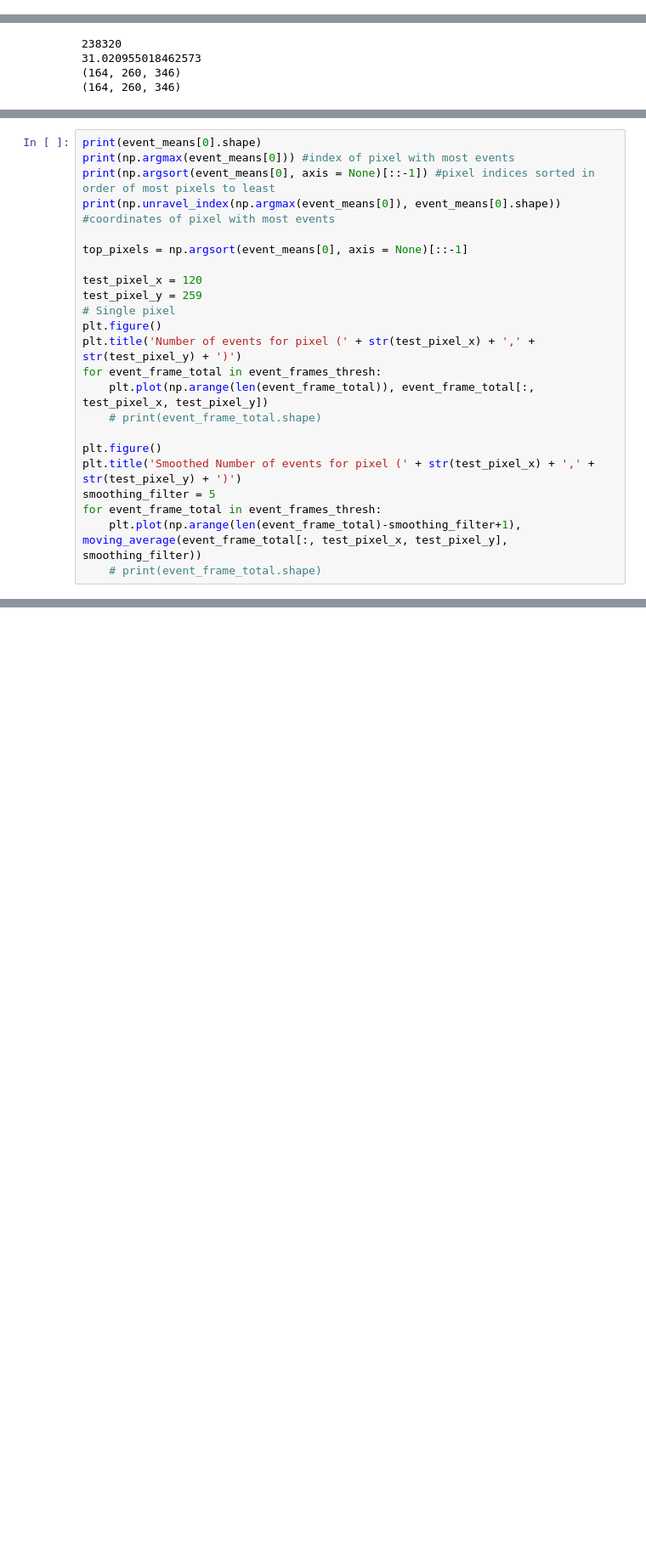
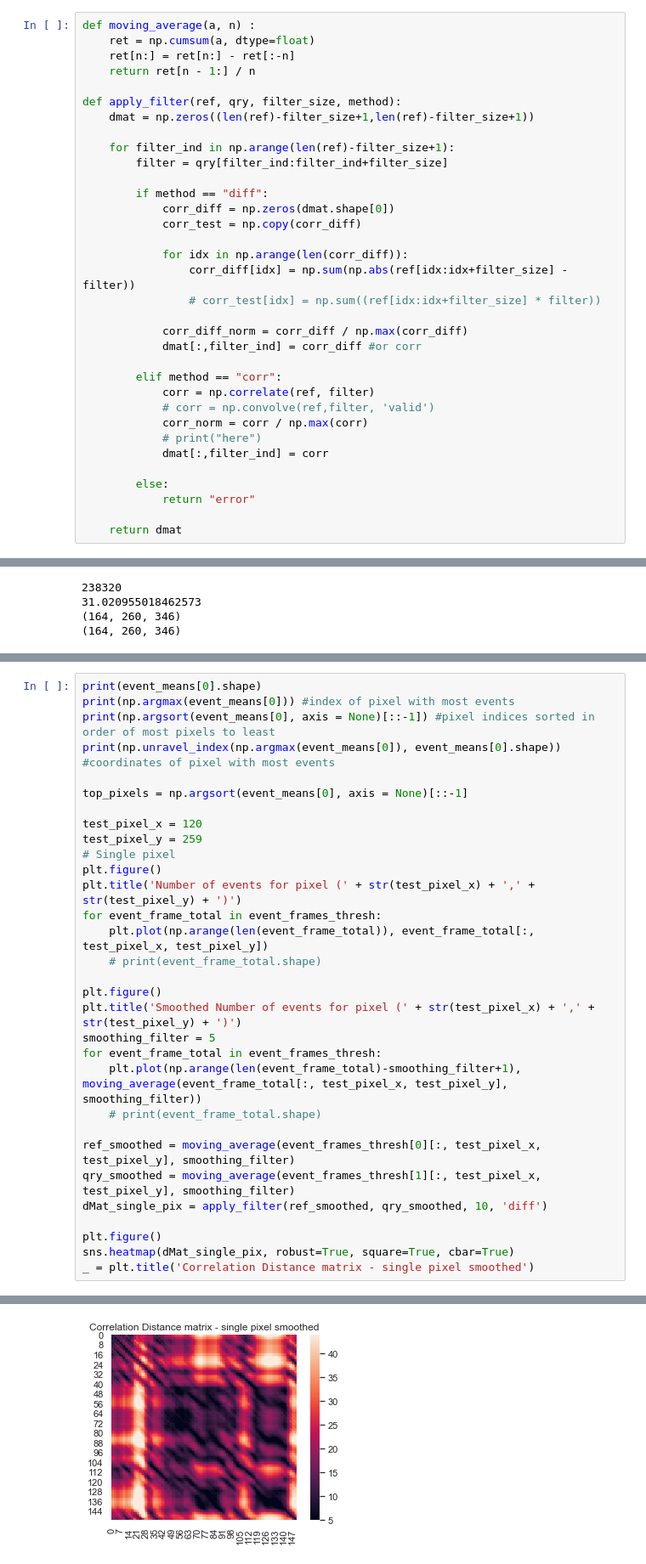
Before and after one commit to rblac5/Event_VPR, a Jupyter notebook: EventVPR_ProfileMatching.ipynb, the cells around one changed output, grey strips where cells are left out. Shown at 85% size. Cells and saved outputs as stored; diff of their text form; blank space fills up the shorter version.

```diff
--- a/EventVPR_ProfileMatching.ipynb
+++ b/EventVPR_ProfileMatching.ipynb
@@ -46,3 +41,37 @@ def moving_average(a, n) :
+# %%
+def moving_average(a, n) :
+    ret = np.cumsum(a, dtype=float)
+    ret[n:] = ret[n:] - ret[:-n]
+    return ret[n - 1:] / n
+
+def apply_filter(ref, qry, filter_size, method):
+    dmat = np.zeros((len(ref)-filter_size+1,len(ref)-filter_size+1))
+
+    for filter_ind in np.arange(len(ref)-filter_size+1):
+        filter = qry[filter_ind:filter_ind+filter_size]
+
+        if method == "diff":
+            corr_diff = np.zeros(dmat.shape[0])
+            corr_test = np.copy(corr_diff)
+
+            for idx in np.arange(len(corr_diff)):
+                corr_diff[idx] = np.sum(np.abs(ref[idx:idx+filter_size] - filter))
+                # corr_test[idx] = np.sum((ref[idx:idx+filter_size] * filter))
+
+            corr_diff_norm = corr_diff / np.max(corr_diff)
+            dmat[:,filter_ind] = corr_diff #or corr
+
+        elif method == "corr":
+            corr = np.correlate(ref, filter)
+            # corr = np.convolve(ref,filter, 'valid')
+            corr_norm = corr / np.max(corr)
+            # print("here")
+            dmat[:,filter_ind] = corr
+
+        else:
+            return "error"
+
+    return dmat
 # %%
 # Load event stream
 event_data_processed = np.load("Event_processed_1sec_bin.npz")
@@ -104,30 +141,39 @@ sns.heatmap(event_means[0], robust=True, square=True, cbar=True)
 # %%
 print(event_means[0].shape)
 print(np.argmax(event_means[0])) #index of pixel with most events
 print(np.argsort(event_means[0], axis = None)[::-1]) #pixel indices sorted in order of most pixels to least
 print(np.unravel_index(np.argmax(event_means[0]), event_means[0].shape)) #coordinates of pixel with most events
 
 top_pixels = np.argsort(event_means[0], axis = None)[::-1]
 
 test_pixel_x = 120
 test_pixel_y = 259
 # Single pixel
 plt.figure()
 plt.title('Number of events for pixel (' + str(test_pixel_x) + ',' + str(test_pixel_y) + ')')
 for event_frame_total in event_frames_thresh:
     plt.plot(np.arange(len(event_frame_total)), event_frame_total[:, test_pixel_x, test_pixel_y])
     # print(event_frame_total.shape)
 
 plt.figure()
 plt.title('Smoothed Number of events for pixel (' + str(test_pixel_x) + ',' + str(test_pixel_y) + ')')
 smoothing_filter = 5
 for event_frame_total in event_frames_thresh:
     plt.plot(np.arange(len(event_frame_total)-smoothing_filter+1), moving_average(event_frame_total[:, test_pixel_x, test_pixel_y], smoothing_filter))
     # print(event_frame_total.shape)
+
+ref_smoothed = moving_average(event_frames_thresh[0][:, test_pixel_x, test_pixel_y], smoothing_filter)
+qry_smoothed = moving_average(event_frames_thresh[1][:, test_pixel_x, test_pixel_y], smoothing_filter)
+dMat_single_pix = apply_filter(ref_smoothed, qry_smoothed, 10, 'diff')
+
+plt.figure()
+sns.heatmap(dMat_single_pix, robust=True, square=True, cbar=True)
+_ = plt.title('Correlation Distance matrix - single pixel smoothed')
 # %% [output]
 (260, 346)
 25468
 [25468 21518 26406 ... 85066 87874 89959]
 (73, 210)
 [figure]
 [figure]
+[figure, added]
```
Also changed, not shown: parts of 5 cells of this notebook.
